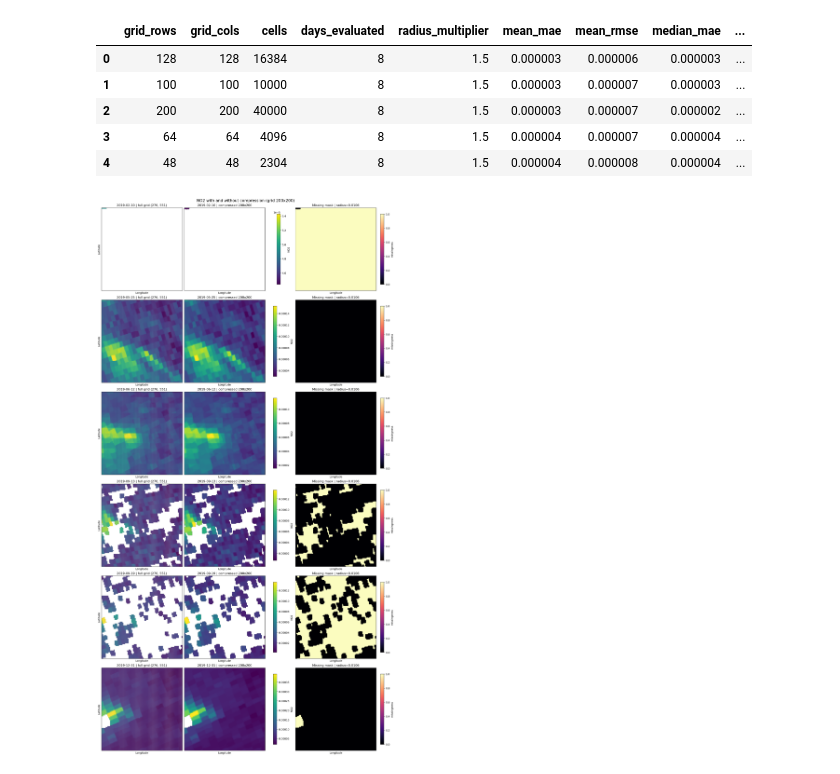
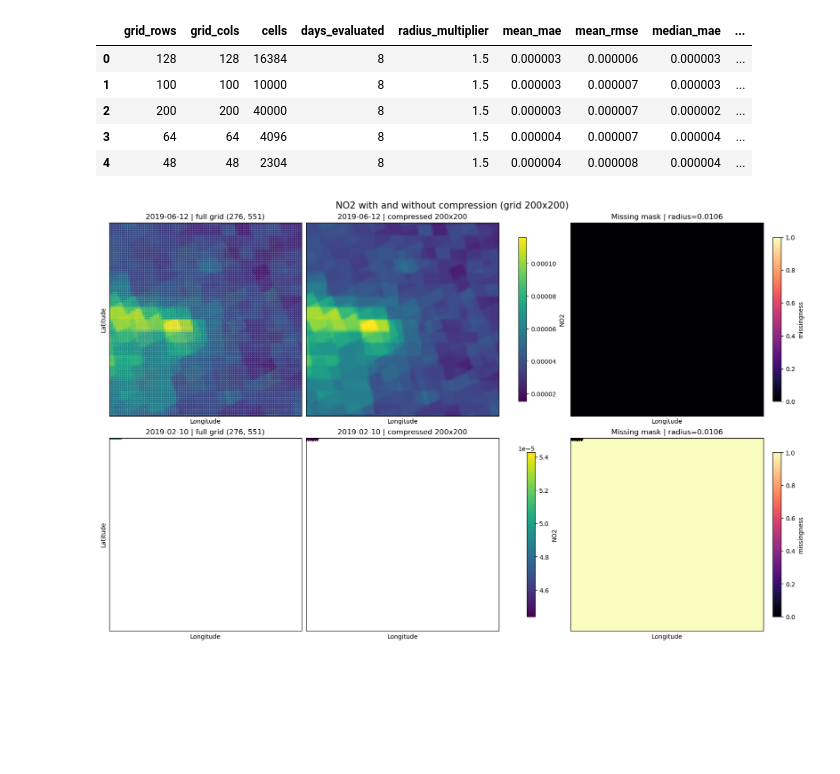
Before and after one commit to ArjSheth/ClimateConsciousImli, a Jupyter notebook: ml_stuff_finally.ipynb, the cells around one changed output. Drawn from its saved outputs; the diff is of its cells as text; code cells hidden in the pictures; blank space fills up the shorter version.

```diff
--- a/ml_stuff_finally.ipynb
+++ b/ml_stuff_finally.ipynb
@@ -885,35 +889,35 @@ def plot_compression_examples(no2_df, grid_shape=(100,100), n_days=2, value_col=
         shared_vmax = np.nanmax([np.nanmax(full_grid), np.nanmax(compressed_grid)])
 
         ax0, ax1, ax2 = axes[row_idx]
         im0 = ax0.imshow(full_grid, origin="lower", aspect="auto", cmap="viridis", vmin=shared_vmin, vmax=shared_vmax, extent=full_extent)
         ax0.set_title(f"{day.date()} | full grid {full_grid.shape}")
         ax0.set_xlabel("Longitude")
         ax0.set_ylabel("Latitude")
 
         compressed_extent = [compressed_lon_axis.min(), compressed_lon_axis.max(), compressed_lat_axis.min(), compressed_lat_axis.max()]
         im1 = ax1.imshow(compressed_grid, origin="lower", aspect="auto", cmap="viridis", vmin=shared_vmin, vmax=shared_vmax, extent=compressed_extent)
         ax1.set_title(f"{day.date()} | compressed {grid_shape[0]}x{grid_shape[1]}")
         ax1.set_xlabel("Longitude")
 
         missing_mask = 1 - compressed_mask
         im2 = ax2.imshow(missing_mask, origin="lower", aspect="auto", cmap="magma", vmin=0, vmax=1, extent=compressed_extent)
         ax2.set_title(f"Missing mask | radius={compressed_radius:.4f}")
         ax2.set_xlabel("Longitude")
 
         for ax in (ax0, ax1, ax2):
             ax.set_yticks([])
             ax.set_xticks([])
 
         fig.colorbar(im0, ax=[ax0, ax1], shrink=0.85, label=value_col)
         fig.colorbar(im2, ax=ax2, shrink=0.85, label="missingness")
 
     fig.suptitle(f"NO2 with and without compression (grid {grid_shape[0]}x{grid_shape[1]})", fontsize=15)
     plt.show()
 
 
-plot_compression_examples(no2, grid_shape=(200,200), n_days=6, value_col="NO2", radius_multiplier=1.5)
+plot_compression_examples(no2, grid_shape=(200,200), n_days=2, value_col="NO2", radius_multiplier=1.5)
 # %% [output]
-[figure, old version]
+[figure, new version]
 # %%
 def create_regularized_no2_dataset(no2_df, grid_shape=(100,100), value_col="NO2", min_points=20, radius_multiplier=1.5):
     """Create one compressed regular-grid NO2 frame per day using radius-based interpolation."""
```
Also changed, not shown: parts of 17 cells of this notebook.
